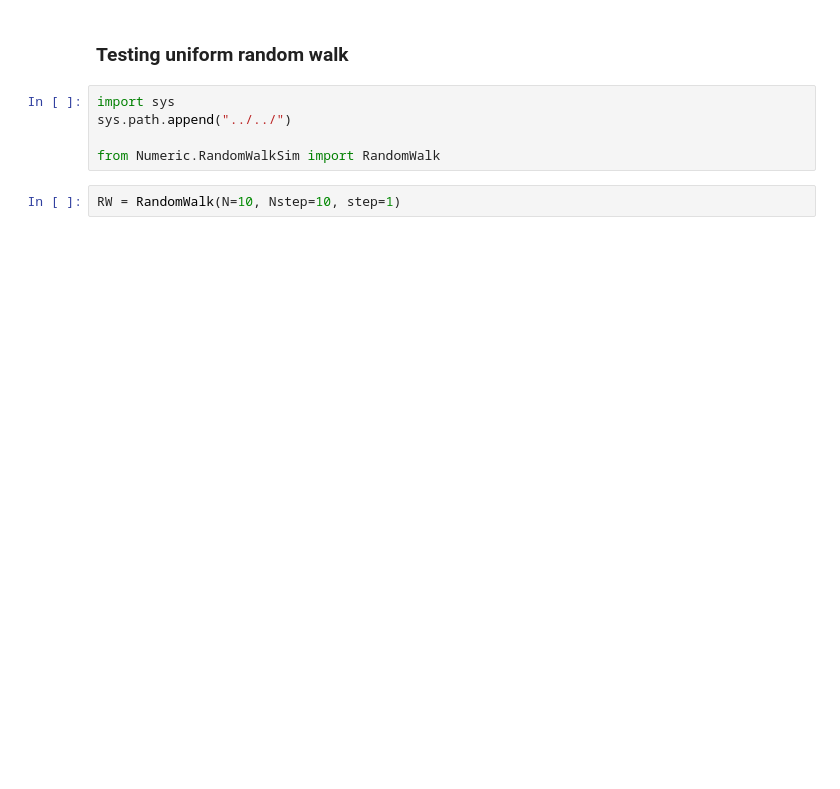
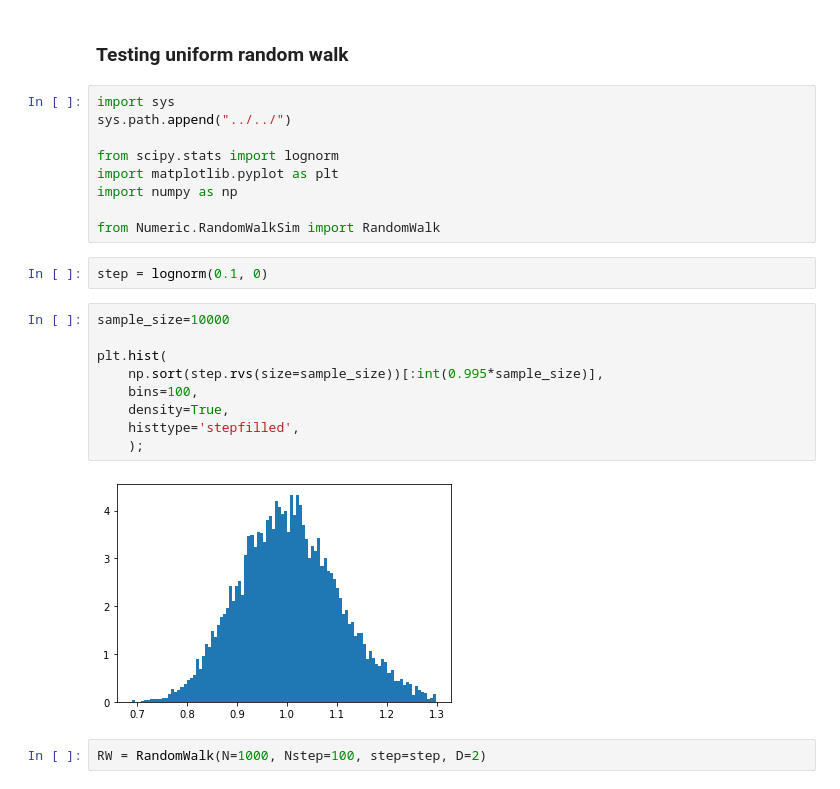
Before and after one commit to oleridd/TMA4195-Project, a Jupyter notebook: Notebooks/Experimentation/experimentation_Ole.ipynb, the cells around one changed output. Cells and saved outputs as stored; diff of their text form; blank space fills up the shorter version.

```diff
--- a/Notebooks/Experimentation/experimentation_Ole.ipynb
+++ b/Notebooks/Experimentation/experimentation_Ole.ipynb
@@ -4,9 +4,26 @@
 import sys
 sys.path.append("../../")
 
+from scipy.stats import lognorm
+import matplotlib.pyplot as plt
+import numpy as np
+
 from Numeric.RandomWalkSim import RandomWalk
+# %%
+step = lognorm(0.1, 0)
+# %%
+sample_size=10000
+
+plt.hist(
+    np.sort(step.rvs(size=sample_size))[:int(0.995*sample_size)],
+    bins=100,
+    density=True,
+    histtype='stepfilled',
+    );
+# %% [output]
+[figure, added]
 # %%
-RW = RandomWalk(N=10, Nstep=10, step=1)
+RW = RandomWalk(N=1000, Nstep=100, step=step, D=2)
 # %%
 RW.plot2D(timestep=1)
 # %% [output]
```
Also changed, not shown: parts of 2 cells of this notebook, 1 other file.
